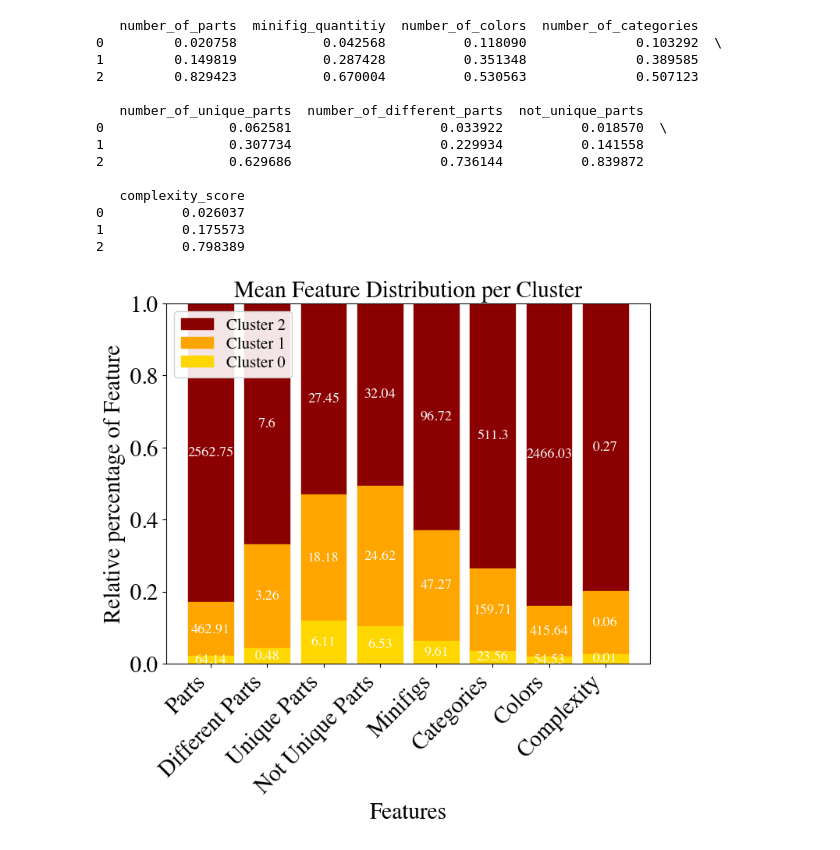
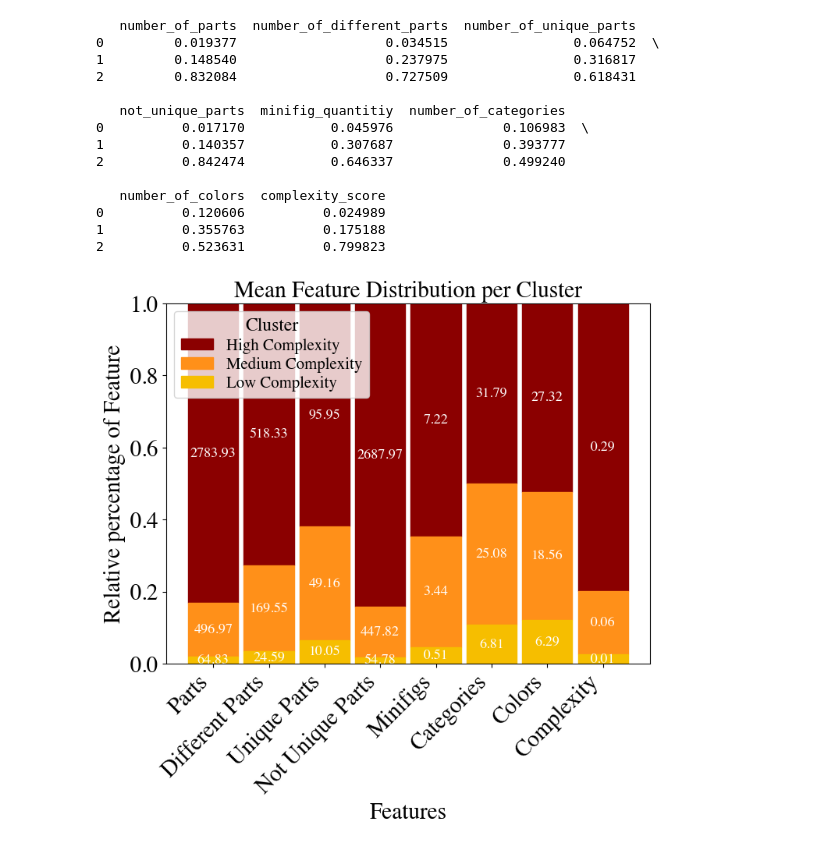
Before and after one commit to eddiebeach99/Data_Literacy, a Jupyter notebook: Analysis/clustering.ipynb, the cells around one changed output. Saved outputs shown, nothing was run; the diff lists cells and outputs as text; code cells hidden in the pictures.

```diff
--- a/Analysis/clustering.ipynb
+++ b/Analysis/clustering.ipynb
@@ -37,9 +36,9 @@ correlation_with_year = data[['year', 'number_of_parts', 'minifig_quantitiy', 'n
 print(correlation_with_year)
 
 # select relevant columns for clustering
-columns_for_clustering = ['number_of_parts', 'minifig_quantitiy', 'number_of_colors',
-                           'number_of_categories', 'number_of_unique_parts',
-                           'number_of_different_parts', 'not_unique_parts']
+columns_for_clustering = ['number_of_parts', 'number_of_different_parts',
+                    'number_of_unique_parts', 'not_unique_parts', 'minifig_quantitiy',
+                    'number_of_categories', 'number_of_colors', 'complexity_score']
 
 # extract the selected columns for clustering
 data_for_clustering = data[columns_for_clustering]
@@ -59,7 +58,6 @@ for i in range(1, 11):
     kmeans = KMeans(n_clusters=i, init='k-means++', random_state=42)
     kmeans.fit(scaled_data)
     wcss.append(kmeans.inertia_)
-print(wcss)
 # %% [output]
 year                               1.000000
 number_of_parts                    0.163838
@@ -103,10 +100,9 @@ plt.show()
 ##### Print means of different factors in the clusters #####
 
 # select only numeric columns for aggregation
-numeric_columns = ['number_of_parts', 'minifig_quantitiy', 'number_of_colors',
-                    'number_of_categories', 'number_of_unique_parts',
-                    'number_of_different_parts', 'not_unique_parts',
-                    'proportion_unique_to_not_unique', 'complexity_score']
+numeric_columns = ['number_of_parts', 'number_of_different_parts',
+                    'number_of_unique_parts', 'not_unique_parts', 'minifig_quantitiy',
+                    'number_of_categories', 'number_of_colors', 'complexity_score']
 
 # ensure numeric columns have the correct data types (convert if necessary)
 data[numeric_columns] = data[numeric_columns].apply(pd.to_numeric, errors='coerce')
@@ -140,21 +136,18 @@ cluster
 # %%
 ##### Plot the proportion of features in the different clusters #####
 
-# reset plot parameters
-import plot_parameter
-
-# drop proprtion of unique to not unique parts
-cluster_data = cluster_means.drop(columns=['proportion_unique_to_not_unique'])
+# reset plot scheme
+%run -i plot_parameter.py
 
 # create feature data
 feature_data = {
     'number_of_parts': cluster_means['number_of_parts'].values,
+    'number_of_different_parts': cluster_means['number_of_different_parts'].values,
+    'number_of_unique_parts': cluster_means['number_of_unique_parts'].values,
+    'not_unique_parts': cluster_means['not_unique_parts'].values,
     'minifig_quantitiy': cluster_means['minifig_quantitiy'].values,
+    'number_of_categories': cluster_means['number_of_categories'].values,
     'number_of_colors': cluster_means['number_of_colors'].values,
-    'number_of_categories': cluster_means['number_of_categories'].values,
-    'number_of_unique_parts': cluster_means['number_of_unique_parts'].values,
-    'number_of_different_parts': cluster_means['number_of_different_parts'].values,
-    'not_unique_parts': cluster_means['not_unique_parts'].values,
     'complexity_score': cluster_means['complexity_score'].values
 }
 
@@ -173,54 +166,54 @@ cluster_2 = normalized_data.values[2]
 cluster_0_plus_cluster_1 = cluster_0 + cluster_1
 
 # Round and convert to strings
-cluster_0_labels = [str(round(value, 2)) for value in cluster_data.values[0]]
-cluster_1_labels = [str(round(value, 2)) for value in cluster_data.values[1]]
-cluster_2_labels = [str(round(value, 2)) for value in cluster_data.values[2]]
+cluster_0_labels = [str(round(value, 2)) for value in cluster_means.values[0]]
+cluster_1_labels = [str(round(value, 2)) for value in cluster_means.values[1]]
+cluster_2_labels = [str(round(value, 2)) for value in cluster_means.values[2]]
 
 features = ['Parts', 'Different Parts', 'Unique Parts', 'Not Unique Parts', 'Minifigs', 'Categories', 'Colors',
             'Complexity']
 
 # plot the normalized features
 
-b = ax.bar(features, cluster_2, bottom=cluster_0_plus_cluster_1, color='darkred', label= "Cluster 2", edgecolor='darkred')
+b = ax.bar(features, cluster_2, bottom=cluster_0_plus_cluster_1, color=cols.red, label= "High Complexity", edgecolor=cols.red, width = 0.9)
 ax.bar_label(b, padding=0, labels=cluster_2_labels, color = 'w', fontsize = 13, label_type="center")
 
-b = ax.bar(features, cluster_1, bottom=cluster_0, color='orange', label= "Cluster 1", edgecolor='orange')
+b = ax.bar(features, cluster_1, bottom=cluster_0, color=cols.orange, label= "Medium Complexity", edgecolor=cols.orange, width = 0.9)
 ax.bar_label(b, padding=0, labels=cluster_1_labels, color = 'w', fontsize = 13, label_type="center")
 
-b = ax.bar(features, cluster_0, color='gold', label="Cluster 0", edgecolor='gold')
+b = ax.bar(features, cluster_0, color=cols.yellow, label="Low Complexity", edgecolor=cols.yellow, width = 0.9)
 ax.bar_label(b, padding=0, labels=np.array(cluster_0_labels), color = 'w', fontsize = 13, label_type="center")
 
 # add title, labels and x-ticks
 ax.set_xticks(features)
 ax.set_xlabel("Features")
 ax.set_title('Mean Feature Distribution per Cluster')
-ax.legend(loc = 'upper left', framealpha = 0.9, labelspacing= 0.2)
+ax.legend(title='Cluster', labelspacing= 0.2, loc='upper left')
 ax.set_ylabel("Relative percentage of Feature")
 ax.set_ylim(0,1)
 plt.xticks(rotation=45, ha='right')
 
 # save plot
 plt.savefig('../Images/Clusters_features.pdf', bbox_inches=matplotlib.transforms.Bbox([[0.0, -1.0], [7.5, 6.0]]))
 
 # show plot
 plt.show()
 # %% [output]
-   number_of_parts  minifig_quantitiy  number_of_colors  number_of_categories
-0         0.020758           0.042568          0.118090              0.103292  \
-1         0.149819           0.287428          0.351348              0.389585
-2         0.829423           0.670004          0.530563              0.507123
+   number_of_parts  number_of_different_parts  number_of_unique_parts
+0         0.019377                   0.034515                0.064752  \
+1         0.148540                   0.237975                0.316817
+2         0.832084                   0.727509                0.618431
 
-   number_of_unique_parts  number_of_different_parts  not_unique_parts
-0                0.062581                   0.033922          0.018570  \
-1                0.307734                   0.229934          0.141558
-2                0.629686                   0.736144          0.839872
+   not_unique_parts  minifig_quantitiy  number_of_categories
+0          0.017170           0.045976              0.106983  \
+1          0.140357           0.307687              0.393777
+2          0.842474           0.646337              0.499240
 
-   complexity_score
-0          0.026037
-1          0.175573
-2          0.798389
+   number_of_colors  complexity_score
+0          0.120606          0.024989
+1          0.355763          0.175188
+2          0.523631          0.799823
-[figure, old version]
+[figure, new version]
 # %%
 ##### Plot the relative percentage of sets in each cluster for every year #####
 
```
Also changed, not shown: parts of 11 cells of this notebook, 11 other files.
